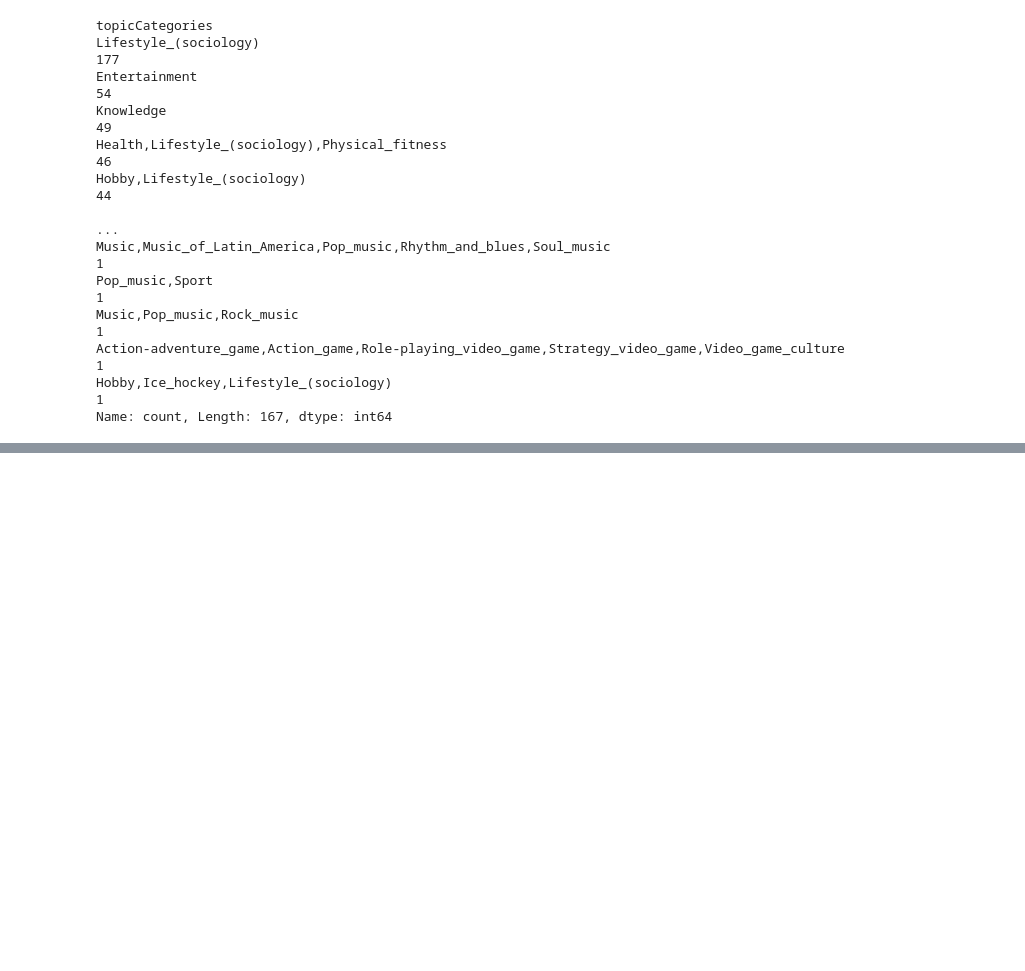
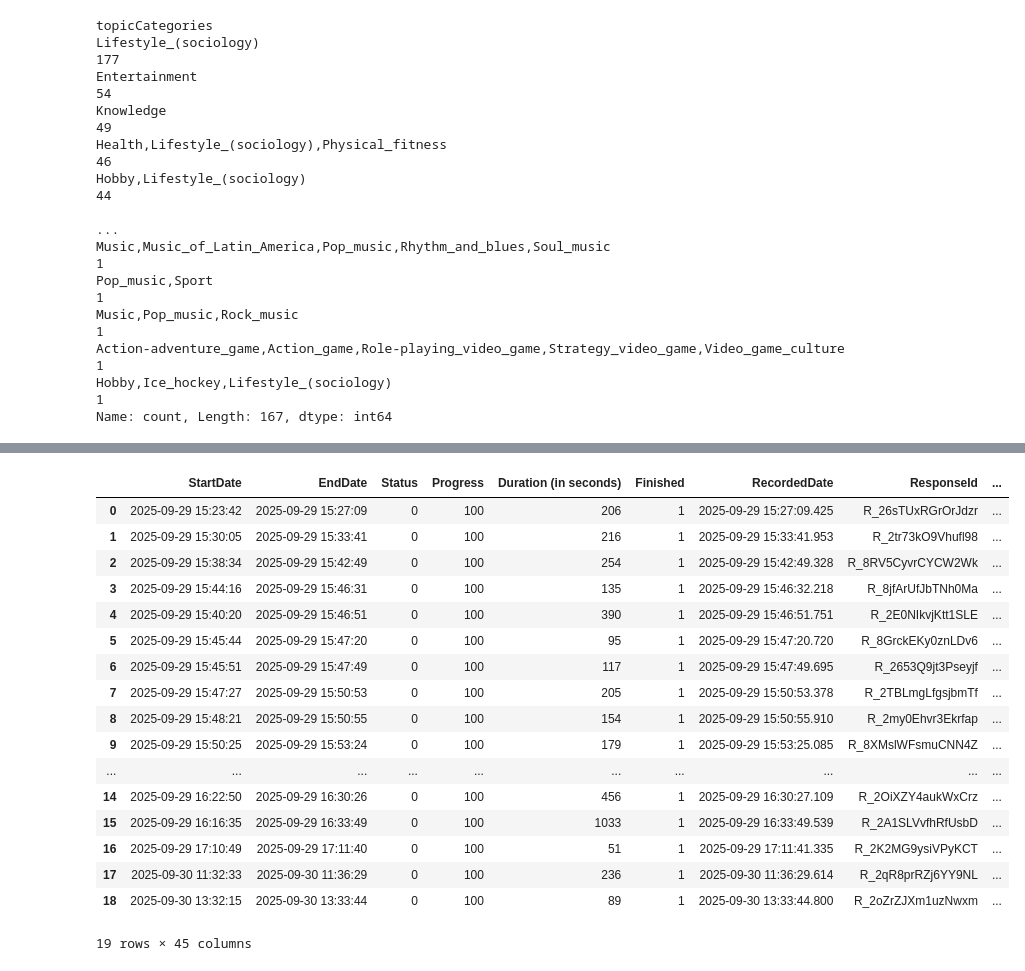
Before and after one commit to uvacw/adcs, a Jupyter notebook: Session12.ipynb, the cells around one changed output, grey strips where cells are left out. Saved outputs shown, nothing was run; the diff lists cells and outputs as text; code cells hidden in the pictures; blank space fills up the shorter version.

```diff
--- a/Session12.ipynb
+++ b/Session12.ipynb
@@ -134,0 +209,29 @@ Name: leisure, dtype: float64
+# %%
+def extract_participant_id(text):
+    text = text.split('_')
+    if len(text) > 2:
+        return text[2]
+    return None
+# %%
+self_reports['participantid'] = self_reports['participant'].apply(extract_participant_id)
+# %%
+self_reports
+# %% [output]
+|  | StartDate | EndDate | Status | Progress | Duration (in seconds) | Finished | RecordedDate | ResponseId | ... |
+| 0 | 2025-09-29 15:23:42 | 2025-09-29 15:27:09 | 0 | 100 | 206 | 1 | 2025-09-29 15:27:09.425 | R_26sTUxRGrOrJdzr | ... |
+| 1 | 2025-09-29 15:30:05 | 2025-09-29 15:33:41 | 0 | 100 | 216 | 1 | 2025-09-29 15:33:41.953 | R_2tr73kO9Vhufl98 | ... |
+| 2 | 2025-09-29 15:38:34 | 2025-09-29 15:42:49 | 0 | 100 | 254 | 1 | 2025-09-29 15:42:49.328 | R_8RV5CyvrCYCW2Wk | ... |
+| 3 | 2025-09-29 15:44:16 | 2025-09-29 15:46:31 | 0 | 100 | 135 | 1 | 2025-09-29 15:46:32.218 | R_8jfArUfJbTNh0Ma | ... |
+| 4 | 2025-09-29 15:40:20 | 2025-09-29 15:46:51 | 0 | 100 | 390 | 1 | 2025-09-29 15:46:51.751 | R_2E0NIkvjKtt1SLE | ... |
+| 5 | 2025-09-29 15:45:44 | 2025-09-29 15:47:20 | 0 | 100 | 95 | 1 | 2025-09-29 15:47:20.720 | R_8GrckEKy0znLDv6 | ... |
+| 6 | 2025-09-29 15:45:51 | 2025-09-29 15:47:49 | 0 | 100 | 117 | 1 | 2025-09-29 15:47:49.695 | R_2653Q9jt3Pseyjf | ... |
+| 7 | 2025-09-29 15:47:27 | 2025-09-29 15:50:53 | 0 | 100 | 205 | 1 | 2025-09-29 15:50:53.378 | R_2TBLmgLfgsjbmTf | ... |
+| 8 | 2025-09-29 15:48:21 | 2025-09-29 15:50:55 | 0 | 100 | 154 | 1 | 2025-09-29 15:50:55.910 | R_2my0Ehvr3Ekrfap | ... |
+| 9 | 2025-09-29 15:50:25 | 2025-09-29 15:53:24 | 0 | 100 | 179 | 1 | 2025-09-29 15:53:25.085 | R_8XMslWFsmuCNN4Z | ... |
+| ... | ... | ... | ... | ... | ... | ... | ... | ... | ... |
+| 14 | 2025-09-29 16:22:50 | 2025-09-29 16:30:26 | 0 | 100 | 456 | 1 | 2025-09-29 16:30:27.109 | R_2OiXZY4aukWxCrz | ... |
+| 15 | 2025-09-29 16:16:35 | 2025-09-29 16:33:49 | 0 | 100 | 1033 | 1 | 2025-09-29 16:33:49.539 | R_2A1SLVvfhRfUsbD | ... |
+| 16 | 2025-09-29 17:10:49 | 2025-09-29 17:11:40 | 0 | 100 | 51 | 1 | 2025-09-29 17:11:41.335 | R_2K2MG9ysiVPyKCT | ... |
+| 17 | 2025-09-30 11:32:33 | 2025-09-30 11:36:29 | 0 | 100 | 236 | 1 | 2025-09-30 11:36:29.614 | R_2qR8prRZj6YY9NL | ... |
+| 18 | 2025-09-30 13:32:15 | 2025-09-30 13:33:44 | 0 | 100 | 89 | 1 | 2025-09-30 13:33:44.800 | R_2oZrZJXm1uzNwxm | ... |
+19 rows × 45 columns
```
Also changed, not shown: parts of 20 cells of this notebook, 2 other files.
